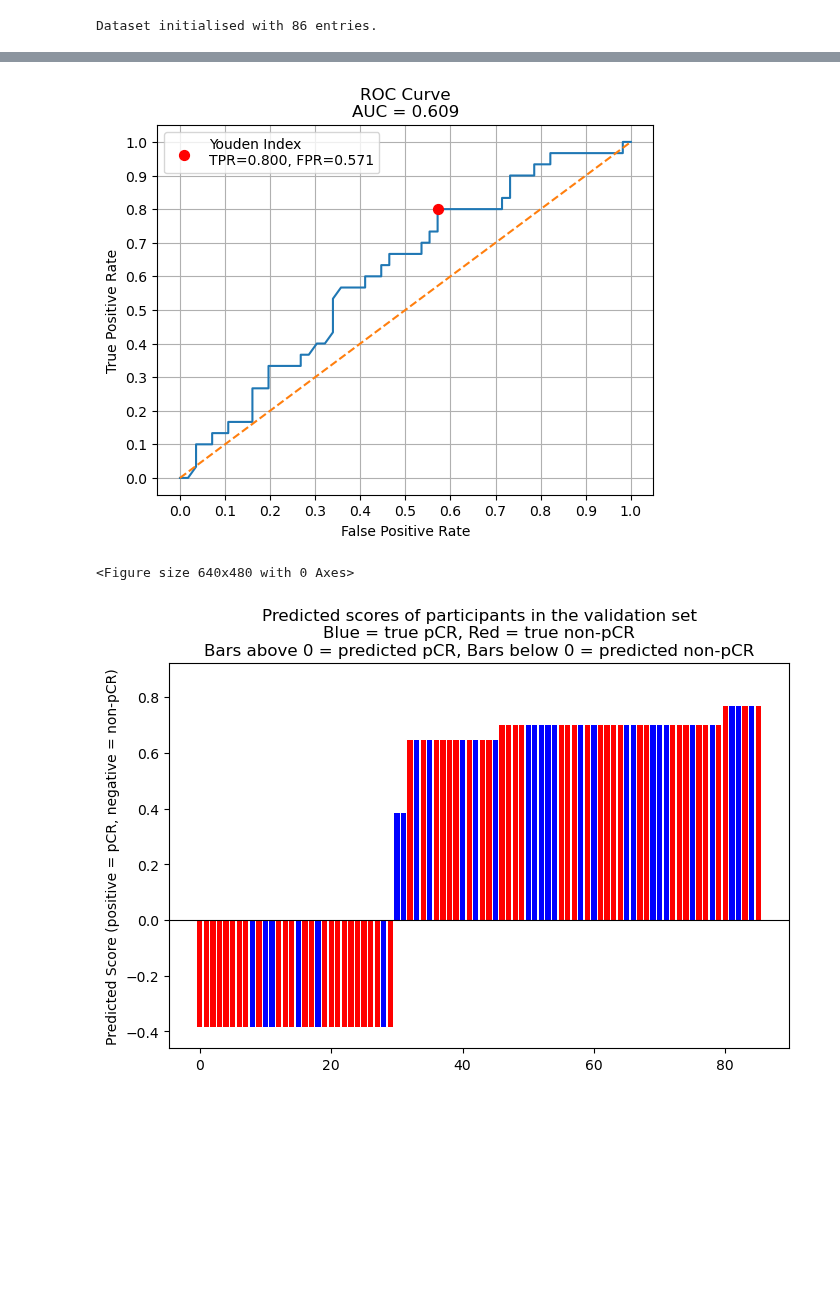
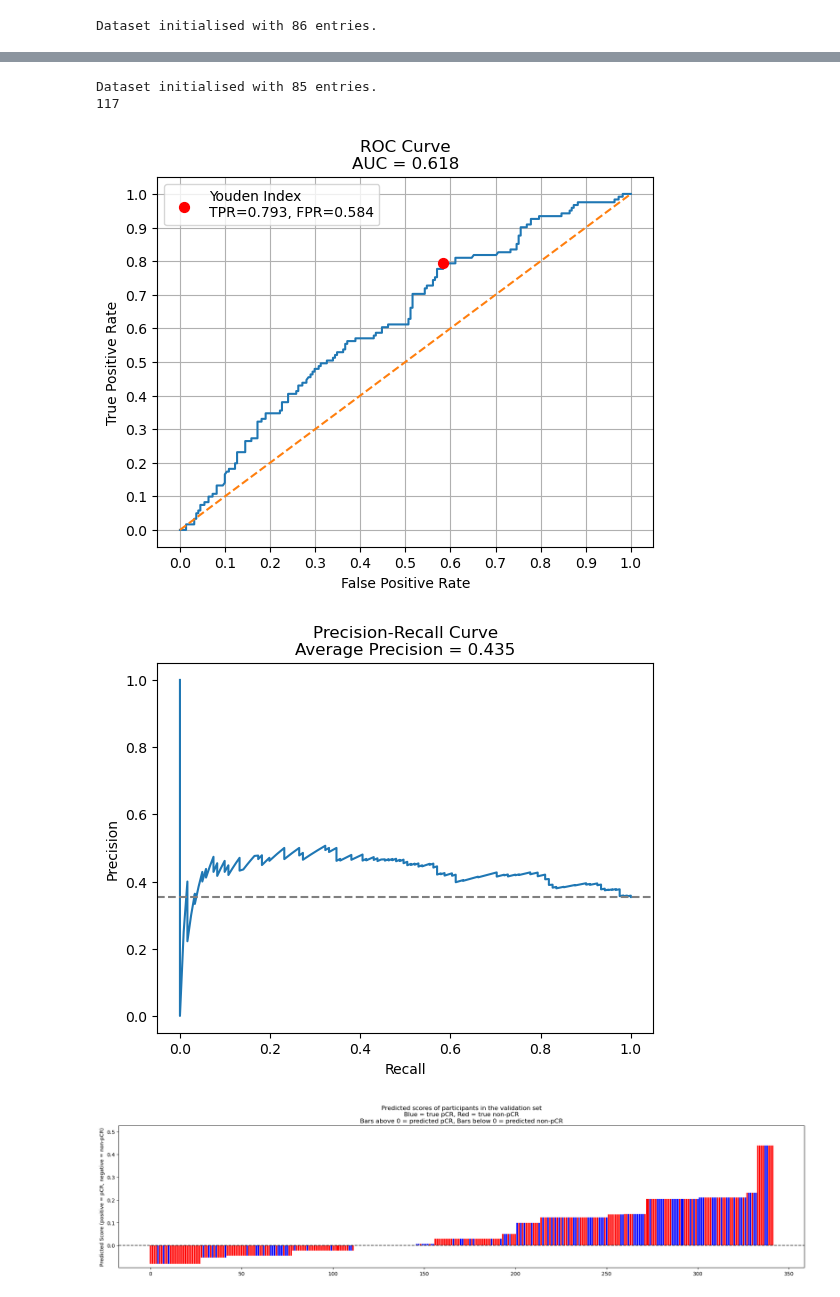
Before and after one commit to TanCY1/SRP-2025-Project, a Jupyter notebook: Code/plots.ipynb, the cells around one changed output, grey strips where cells are left out. Drawn from its saved outputs; the diff is of its cells as text; code cells hidden in the pictures; blank space fills up the shorter version.

Commit message:
Rewrote plots to use combined metrics from four-fold cross validation and add model_weights

```diff
--- a/Code/plots.ipynb
+++ b/Code/plots.ipynb
@@ -24,11 +24,13 @@ dataset_df = dataset_df.set_index("Patient_ID",drop=True)
 dataset_df = dataset_df.loc[dataset_df.index.isin([int(os.path.splitext(fname)[0].replace("ISPY2-","")) for fname in os.listdir(DATASET_PATH)]),["HR","HER2","pCR"]]
 
 train_df, test_df = generateSplits(dataset_df,0.2,seed=2008)
+skf = StratifiedKFold(n_splits=4,shuffle=True,random_state=2008)
+
+# Optional: Delete if too slow
 train_dataset = ModelDataset(train_df,DATASET_PATH,{0:1,1:2},loading_bar=True)
 train_loader = DataLoader(train_dataset,batch_size=best_params["batch_size"],shuffle=True)
 test_dataset = ModelDataset(test_df, DATASET_PATH, {0:1,1:1}, loading_bar=True)
 test_loader =DataLoader(test_dataset, batch_size=best_params["batch_size"])
-positive_ratio = (test_df["pCR"].value_counts()[1])/len(test_df)
 # %% [output]
 Dataset initialised with 463 entries.
 Dataset initialised with 86 entries.
@@ -198,6 +196,7 @@ model = MaxViTwithCAF(
     hidden_fusion_dim=64,
 ).to(device)
 
+'''
 trainedModel = getTrainedModel(
     model,
     combine_timepoints=False,
@@ -207,7 +206,18 @@ trainedModel = getTrainedModel(
     testKwargs={"mode": "preNac"},
     save = True,
     filename = "MaxViTwithCAF_weights.pt"
-)
+)'''
 
-plot(trainedModel, test_loader, combine_timepoints=False, out_features = 1)
+all_y_true = []
+all_y_score = []
+for i, (train_index,val_index) in enumerate(skf.split(train_df,train_df["pCR"])):
+    model.load_state_dict(torch.load(os.path.join(MODEL_SAVE_PATH,f"MaxViTwithCAFusion_fold_{i}.pt")))
+    fold_test_df = train_df.iloc[val_index]
+    fold_test_dataset = ModelDataset(fold_test_df,DATASET_PATH,loading_bar=True)
+    fold_test_loader = DataLoader(fold_test_dataset,batch_size=8)
+    y_true, y_score = get_scores(model,fold_test_loader,combine_timepoints=False,out_features=1,mode="preNac")
+    all_y_true+=y_true
+    all_y_score += y_score
+
+plot(all_y_true,all_y_score)
 # %% [output]
@@ -231,6 +227,8 @@ Early stopping triggered at epoch 17. Best ROC AUC=0.6089285714285715
+Dataset initialised with 85 entries.
+117
-[figure, old version]
+[figure, new version]
-<Figure size 640x480 with 0 Axes>
-[figure, old version]
+[figure, new version]
+[figure, added]
 # %%
 from models.CMC_Model.model import Model as CMCModel
 
```
Also changed, not shown: parts of 5 cells of this notebook, 5 other files.
